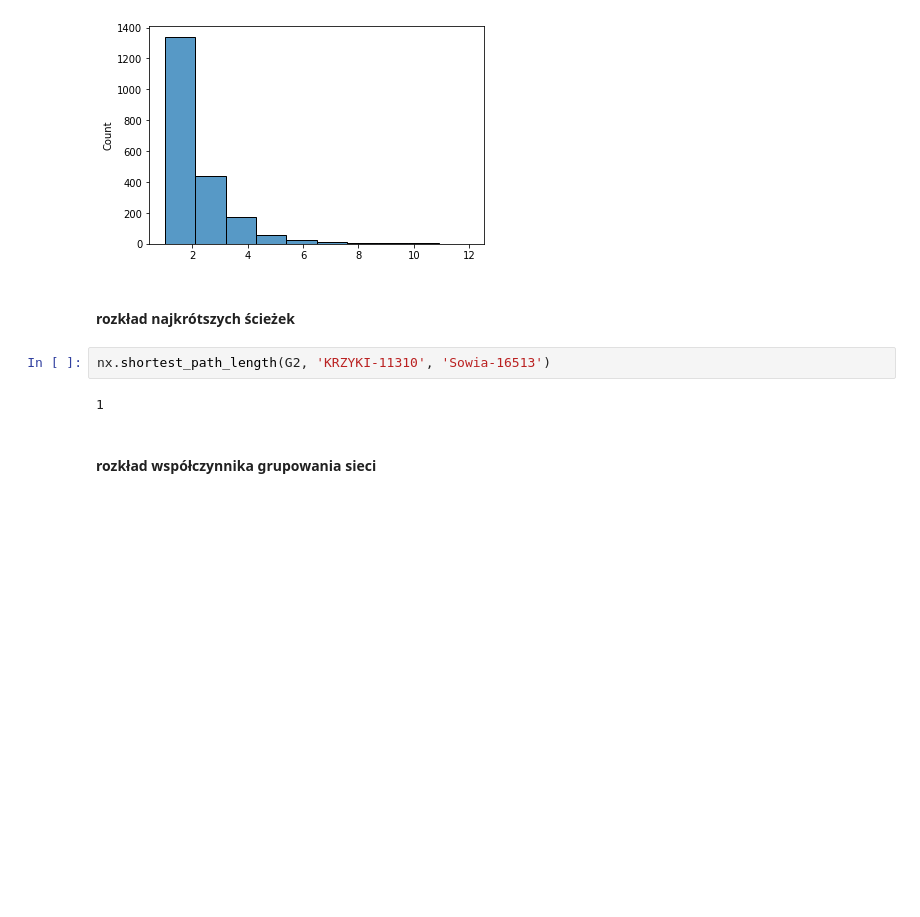
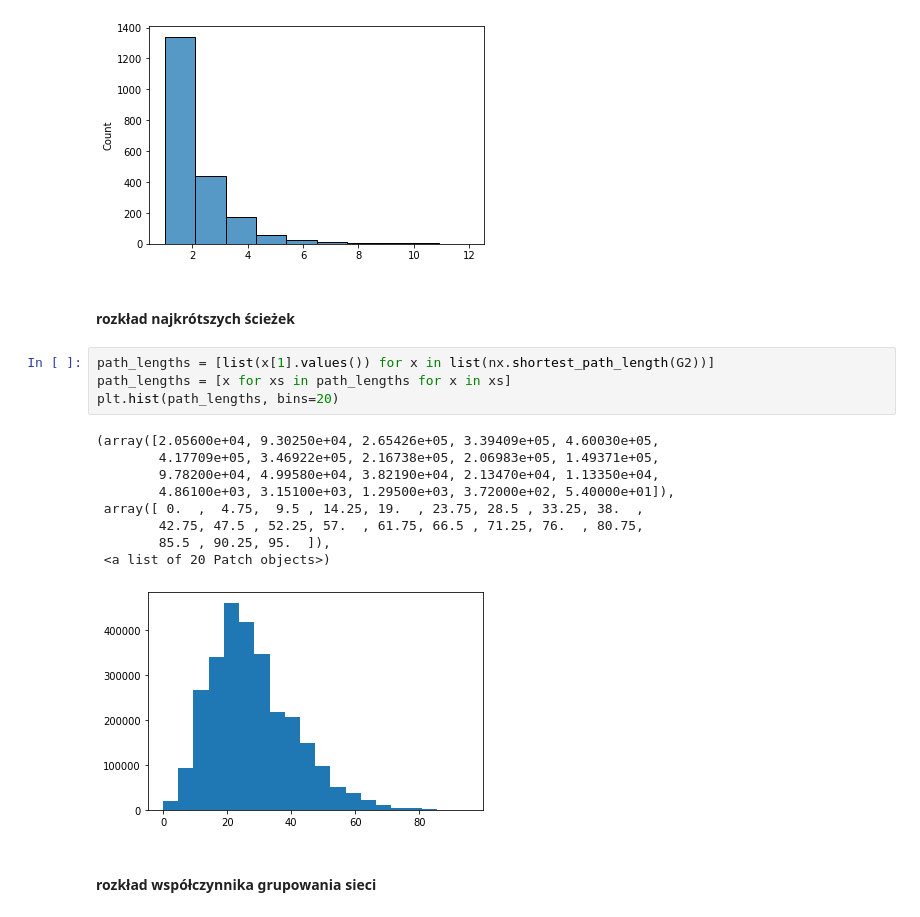
Before and after one commit to ProtossLuigi/komunikacja-miejska-projekt, a Jupyter notebook: GraphResearch.ipynb, the cells around one changed output. Cells and saved outputs as stored; diff of their text form; blank space fills up the shorter version.

```diff
--- a/GraphResearch.ipynb
+++ b/GraphResearch.ipynb
@@ -143,9 +143,19 @@ sns.histplot(degrees, bins=10)
 [figure]
 # %% [markdown]
 #### rozkład najkrótszych ścieżek
-# %%
-nx.shortest_path_length(G2, 'KRZYKI-11310', 'Sowia-16513')
-# %% [output]
-1
+# %%
+path_lengths = [list(x[1].values()) for x in list(nx.shortest_path_length(G2))]
+path_lengths = [x for xs in path_lengths for x in xs]
+plt.hist(path_lengths, bins=20)
+# %% [output]
+(array([2.05600e+04, 9.30250e+04, 2.65426e+05, 3.39409e+05, 4.60030e+05,
+        4.17709e+05, 3.46922e+05, 2.16738e+05, 2.06983e+05, 1.49371e+05,
+        9.78200e+04, 4.99580e+04, 3.82190e+04, 2.13470e+04, 1.13350e+04,
+        4.86100e+03, 3.15100e+03, 1.29500e+03, 3.72000e+02, 5.40000e+01]),
+ array([ 0.  ,  4.75,  9.5 , 14.25, 19.  , 23.75, 28.5 , 33.25, 38.  ,
+        42.75, 47.5 , 52.25, 57.  , 61.75, 66.5 , 71.25, 76.  , 80.75,
+        85.5 , 90.25, 95.  ]),
+ <a list of 20 Patch objects>)
+[figure, added]
 # %% [markdown]
 #### rozkład współczynnika grupowania sieci
```
Also changed, not shown: parts of 8 cells of this notebook.
